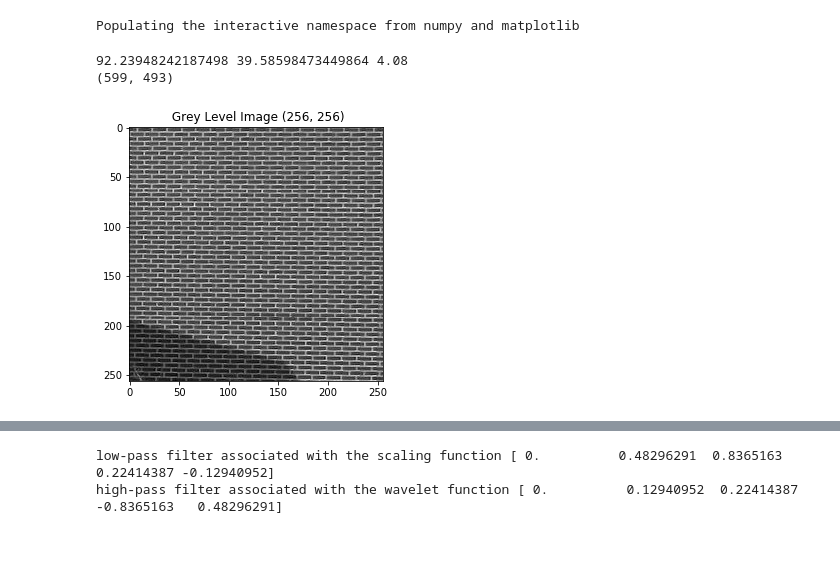
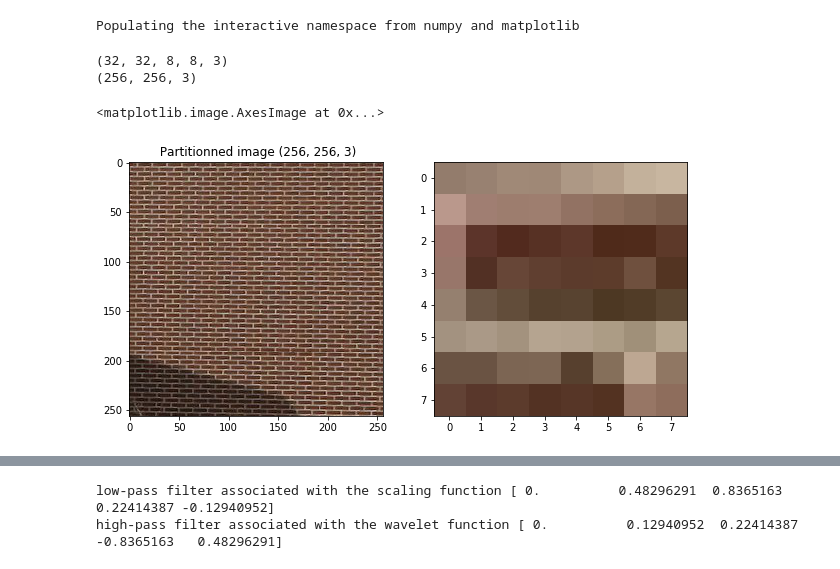
Before and after one commit to Eradan94/JPEG2000, a Jupyter notebook: jpeg2000.ipynb, the cells around one changed output, grey strips where cells are left out. Saved outputs shown, nothing was run; the diff lists cells and outputs as text; code cells hidden in the pictures.

```diff
--- a/jpeg2000.ipynb
+++ b/jpeg2000.ipynb
@@ -8,23 +10,32 @@ import scipy.fftpack as ft
 %matplotlib inline
 # %% [output]
 Populating the interactive namespace from numpy and matplotlib
-# %%
-# Step 1 : load an image
-import imageio as imio
-colored_image = imio.imread('Moire.jpg')
-n = 120
-image = np.sum(colored_image *[0.21, 0.72 ,0.07],axis=-1)
-plt.figure(figsize = (10,10))
-plt.subplot(1,2,1)
-plt.gray()
-cropped = image[n:n+256,n:n + 256]
-plt.title(" Grey Level Image " + str(np.shape(cropped)))
-
-plt.imshow(cropped)
-print(np.mean(cropped),np.std(cropped),(np.min(cropped)))
-print(image.shape)
-image0 = np.copy(image)
-# %% [output]
-92.23948242187498 39.58598473449864 4.08
-(599, 493)
-[figure, removed]
+# %%
+import imageio as imio
+image = imio.imread('Moire.jpg')
+n = 120
+plt.figure(figsize = (10,10))
+plt.subplot(1,2,1)
+cropped_rgb = image[n:n+256,n:n + 256]
+plt.title(" Image " + str(np.shape(cropped_rgb)))
+
+plt.imshow(cropped_rgb)
+# Step 1 : divide in 8x8 matrixes
+divided = np.array((cropped_rgb.shape[0] // 8) * [(cropped_rgb.shape[1] // 8) * [np.zeros((8, 8, 3))]])
+print(divided.shape)
+print(cropped_rgb.shape)
+
+for i in range(cropped_rgb.shape[0]):
+    for j in range(cropped_rgb.shape[1]):
+        divided[i//8][j//8][i % 8][j % 8] = cropped_rgb[i][j]
+        # Step 2 : Normalize : cropped[i][j] - 128
+        #print(i//8, j//8, i % 8, j % 8)
+
+plt.title(" Partitionned image " + str(np.shape(cropped_rgb)))
+plt.subplot(1,2,2)
+plt.imshow(divided[7][1].astype('uint8'))
+# %% [output]
+(32, 32, 8, 8, 3)
+(256, 256, 3)
+<matplotlib.image.AxesImage at 0x...>
+[figure, added]
```
Also changed, not shown: parts of 4 cells of this notebook.
